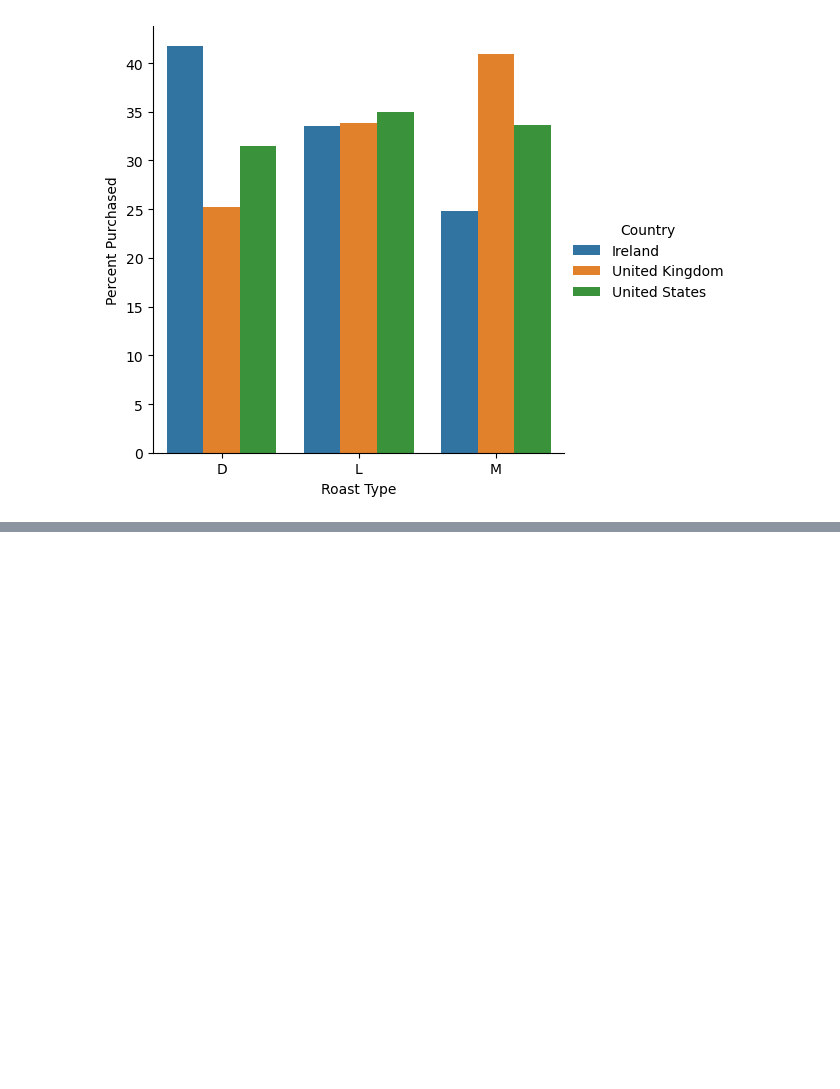
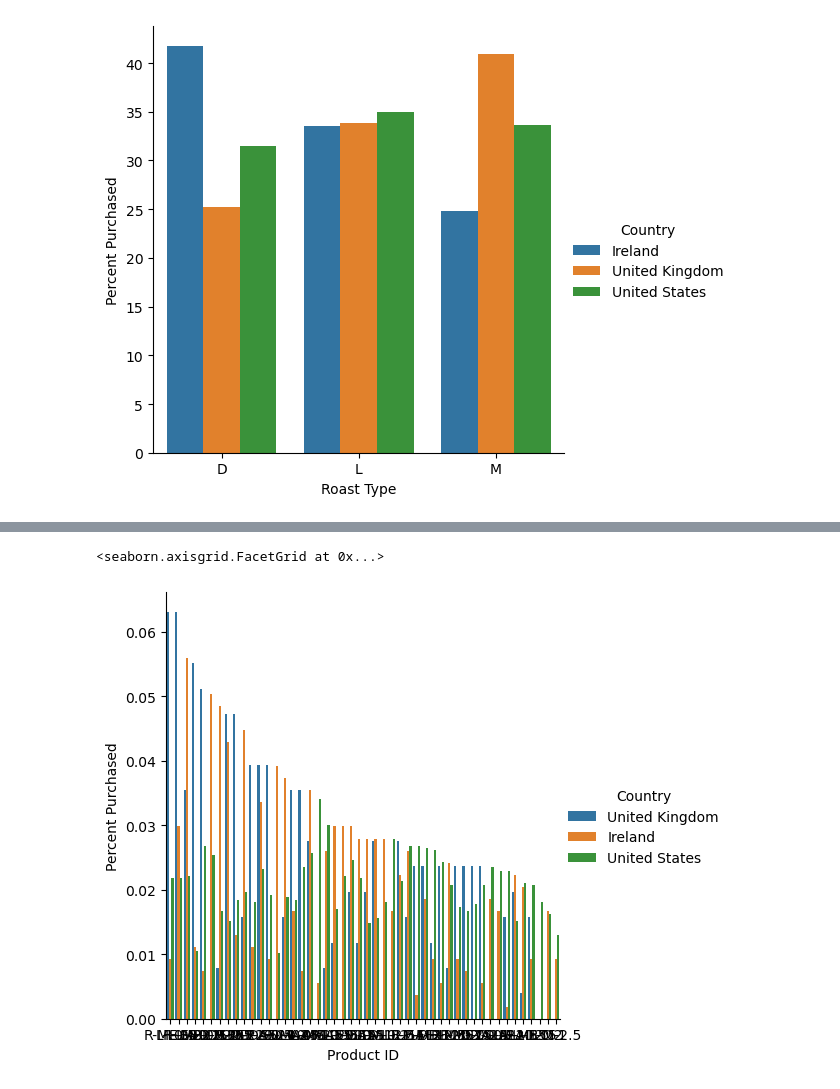
Before and after one commit to m-romanski/Coffee-Beans-Sales, a Jupyter notebook: Coffee/EDA.ipynb, the cells around one changed output, grey strips where cells are left out. Cells and saved outputs as stored; diff of their text form; code cells hidden in the pictures; blank space fills up the shorter version.

```diff
--- a/Coffee/EDA.ipynb
+++ b/Coffee/EDA.ipynb
@@ -429,0 +466,2 @@ sns.catplot(data=roast_df, kind='bar', x='Roast Type', y= 'Percent Purchased', h
+# %%
+coffee_df.drop(columns=['Customer ID', 'Address Line 1'], inplace=True)
@@ -429,0 +488,4 @@ sns.catplot(data=roast_df, kind='bar', x='Roast Type', y= 'Percent Purchased', h
+# %%
+product_df = coffee_df.groupby(['Product ID', 'Country', 'Unit Price', 'Unit Profit',
+                               'Unit Profit Percentage', 'Unit Weight(kg)',
+                                'Coffee Type', 'Roast Type']).Quantity.sum().reset_index()
@@ -429,0 +508,8 @@ sns.catplot(data=roast_df, kind='bar', x='Roast Type', y= 'Percent Purchased', h
+# %%
+product_df['Total Quantity'] = product_df.groupby('Country')['Quantity'].transform('sum')
+product_df['Percent Purchased'] = product_df['Quantity'] / product_df['Total Quantity']
+product_df['Total Unit Sales'] = product_df['Unit Price'] * product_df['Quantity']
+product_df ['Total Unit Profit'] = product_df['Unit Profit'] * product_df['Quantity']
+product_df['Total Unit Weight Sold'] = product_df['Unit Weight(kg)'] * product_df['Quantity']
+product_df['Total Weight'] = product_df.groupby('Country')['Total Unit Weight Sold'].transform('sum')
+product_df['Percent of Total Weight Shipped'] = product_df['Total Unit Weight Sold'] / product_df['Total Weight']
@@ -429,0 +536,7 @@ sns.catplot(data=roast_df, kind='bar', x='Roast Type', y= 'Percent Purchased', h
+# %%
+product_df.sort_values(by='Percent Purchased', ascending=False, inplace=True )
+# %%
+sns.catplot(data=product_df, kind='bar', x='Product ID', y='Percent Purchased', hue='Country')
+# %% [output]
+<seaborn.axisgrid.FacetGrid at 0x...>
+[figure, added]
```
Also changed, not shown: parts of 17 cells of this notebook, 1 other file.
